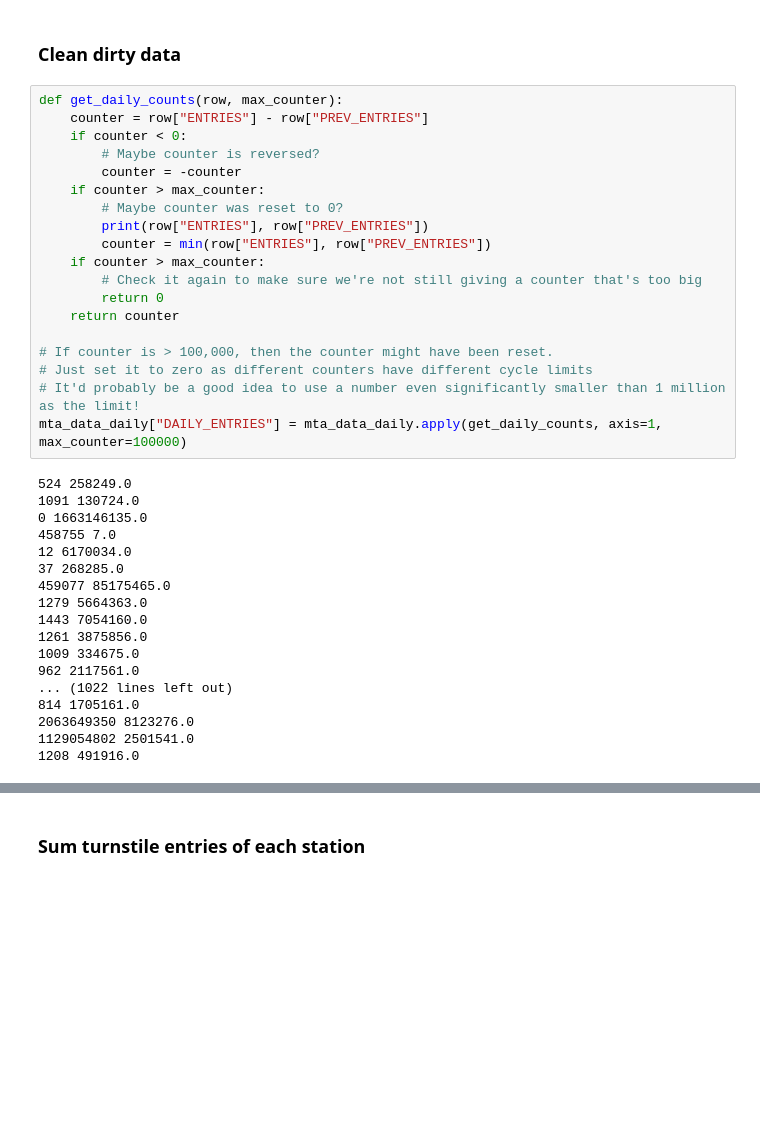
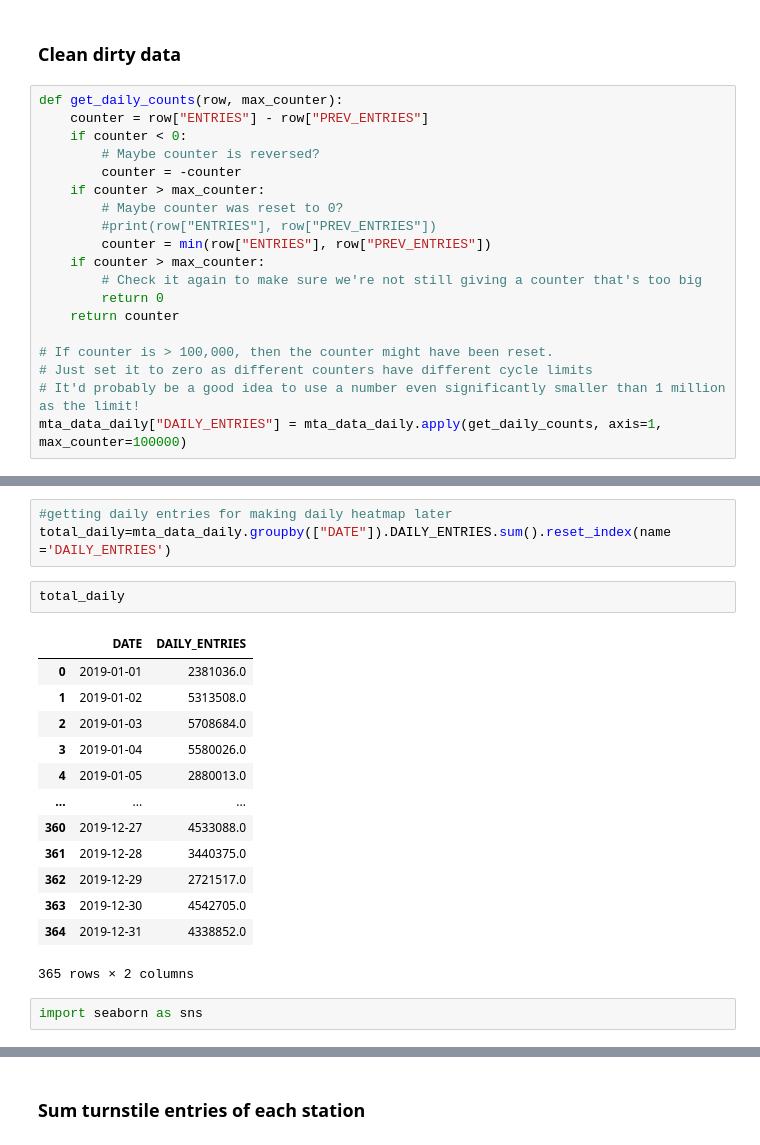
Before and after one commit to JoshJingtianWang/NYC-MTA-EDA, a Jupyter notebook: MVP/MVP.ipynb, the cells around one changed output, grey strips where cells are left out. Cells and saved outputs as stored; diff of their text form; blank space fills up the shorter version.

```diff
--- a/MVP/MVP.ipynb
+++ b/MVP/MVP.ipynb
@@ -200,7 +202,7 @@ def get_daily_counts(row, max_counter):
         counter = -counter
     if counter > max_counter:
         # Maybe counter was reset to 0?
-        print(row["ENTRIES"], row["PREV_ENTRIES"])
+        #print(row["ENTRIES"], row["PREV_ENTRIES"])
         counter = min(row["ENTRIES"], row["PREV_ENTRIES"])
     if counter > max_counter:
         # Check it again to make sure we're not still giving a counter that's too big
@@ -211,24 +213,6 @@ def get_daily_counts(row, max_counter):
 # Just set it to zero as different counters have different cycle limits
 # It'd probably be a good idea to use a number even significantly smaller than 1 million as the limit!
 mta_data_daily["DAILY_ENTRIES"] = mta_data_daily.apply(get_daily_counts, axis=1, max_counter=100000)
-# %% [output]
-524 258249.0
-1091 130724.0
-0 1663146135.0
-458755 7.0
-12 6170034.0
-37 268285.0
-459077 85175465.0
-1279 5664363.0
-1443 7054160.0
-1261 3875856.0
-1009 334675.0
-962 2117561.0
-... (1022 lines left out)
-814 1705161.0
-2063649350 8123276.0
-1129054802 2501541.0
-1208 491916.0
 # %%
 mta_data_daily[(mta_data_daily.DATE=='2019-01-01')&(mta_data_daily.STATION=='137 ST CITY COL')].head(50)
 # %% [output]
@@ -243,3 +227,24 @@ mta_data_daily[(mta_data_daily.DATE=='2019-01-01')&(mta_data_daily.STATION=='137
 | 1265758 | R176 | R169 | 00-00-02 | 137 ST CITY COL | 2019-01-01 | 16722748 | 2018-12-31 | 16721242.0 | 1506.0 |
 | 1266124 | R176 | R169 | 00-00-03 | 137 ST CITY COL | 2019-01-01 | 8482538 | 2018-12-31 | 8481214.0 | 1324.0 |
 | 1266490 | R176 | R169 | 00-03-00 | 137 ST CITY COL | 2019-01-01 | 6148565 | 2018-12-31 | 6147728.0 | 837.0 |
+# %%
+#getting daily entries for making daily heatmap later
+total_daily=mta_data_daily.groupby(["DATE"]).DAILY_ENTRIES.sum().reset_index(name ='DAILY_ENTRIES')
+# %%
+total_daily
+# %% [output]
+|  | DATE | DAILY_ENTRIES |
+| 0 | 2019-01-01 | 2381036.0 |
+| 1 | 2019-01-02 | 5313508.0 |
+| 2 | 2019-01-03 | 5708684.0 |
+| 3 | 2019-01-04 | 5580026.0 |
+| 4 | 2019-01-05 | 2880013.0 |
+| ... | ... | ... |
+| 360 | 2019-12-27 | 4533088.0 |
+| 361 | 2019-12-28 | 3440375.0 |
+| 362 | 2019-12-29 | 2721517.0 |
+| 363 | 2019-12-30 | 4542705.0 |
+| 364 | 2019-12-31 | 4338852.0 |
+365 rows × 2 columns
+# %%
+import seaborn as sns
```
Also changed, not shown: parts of 10 cells of this notebook, 35 other files.
